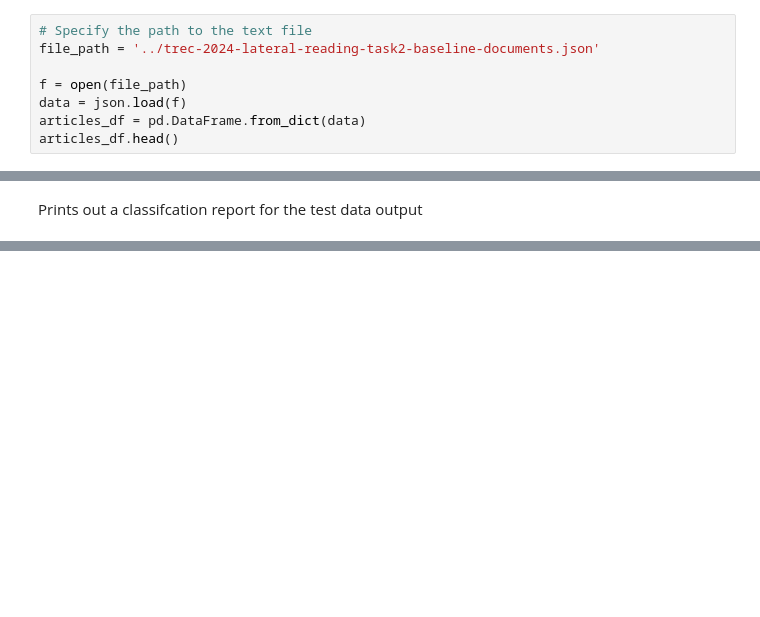
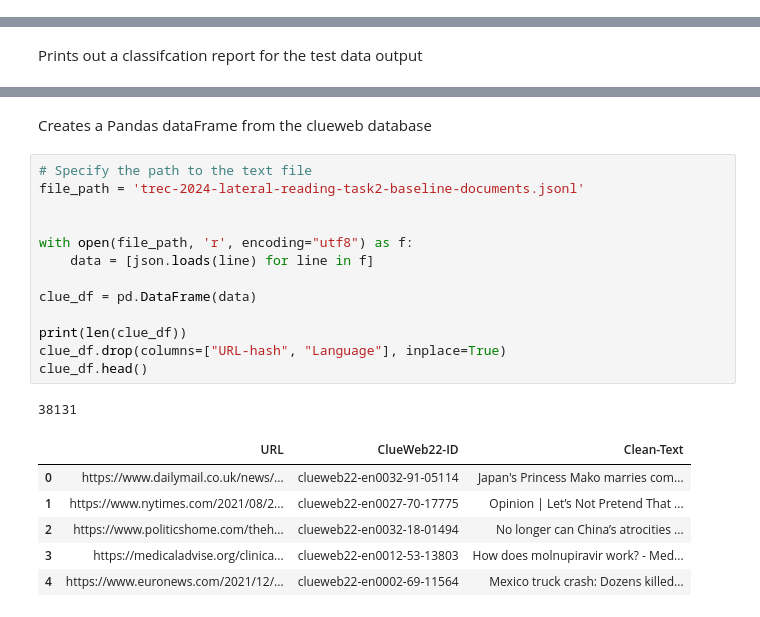
Before and after one commit to AndrewSauer0623/TREC2025, a Jupyter notebook: ReportGeneration.ipynb, the cells around one changed output, grey strips where cells are left out. Drawn from its saved outputs; the diff is of its cells as text; blank space fills up the shorter version.

```diff
--- a/ReportGeneration.ipynb
+++ b/ReportGeneration.ipynb
@@ -53,8 +56,0 @@ Creates a DataFrame from the clueweb22 dataset.
-# %%
-# Specify the path to the text file
-file_path = '../trec-2024-lateral-reading-task2-baseline-documents.json'
-
-f = open(file_path)
-data = json.load(f)
-articles_df = pd.DataFrame.from_dict(data)
-articles_df.head()
@@ -283,3 +260,26 @@ Publication Reputation       0.89      0.92      0.90       370
              macro avg       0.87      0.87      0.87      1415
           weighted avg       0.90      0.90      0.90      1415
 [figure]
+# %% [markdown]
+Creates a Pandas dataFrame from the clueweb database
+# %%
+# Specify the path to the text file
+file_path = 'trec-2024-lateral-reading-task2-baseline-documents.jsonl'
+
+
+with open(file_path, 'r', encoding="utf8") as f:
+    data = [json.loads(line) for line in f]
+
+clue_df = pd.DataFrame(data)
+
+print(len(clue_df))
+clue_df.drop(columns=["URL-hash", "Language"], inplace=True)
+clue_df.head()
+# %% [output]
+38131
+|  | URL | ClueWeb22-ID | Clean-Text |
+| 0 | https://www.dailymail.co.uk/news/... | clueweb22-en0032-91-05114 | Japan's Princess Mako marries com... |
+| 1 | https://www.nytimes.com/2021/08/2... | clueweb22-en0027-70-17775 | Opinion | Let’s Not Pretend That ... |
+| 2 | https://www.politicshome.com/theh... | clueweb22-en0032-18-01494 | No longer can China’s atrocities ... |
+| 3 | https://medicaladvise.org/clinica... | clueweb22-en0012-53-13803 | How does molnupiravir work? - Med... |
+| 4 | https://www.euronews.com/2021/12/... | clueweb22-en0002-69-11564 | Mexico truck crash: Dozens killed... |
```
Also changed, not shown: parts of 14 cells of this notebook, 2 other files.
